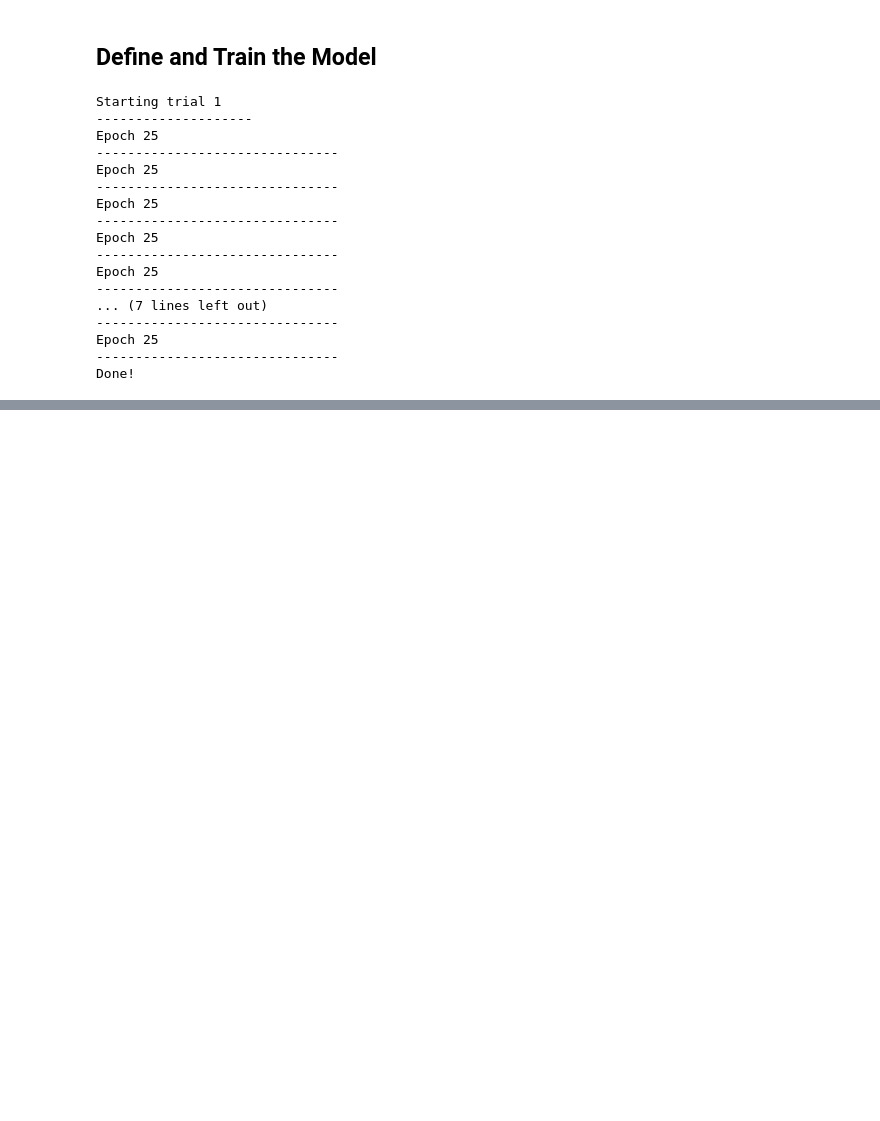
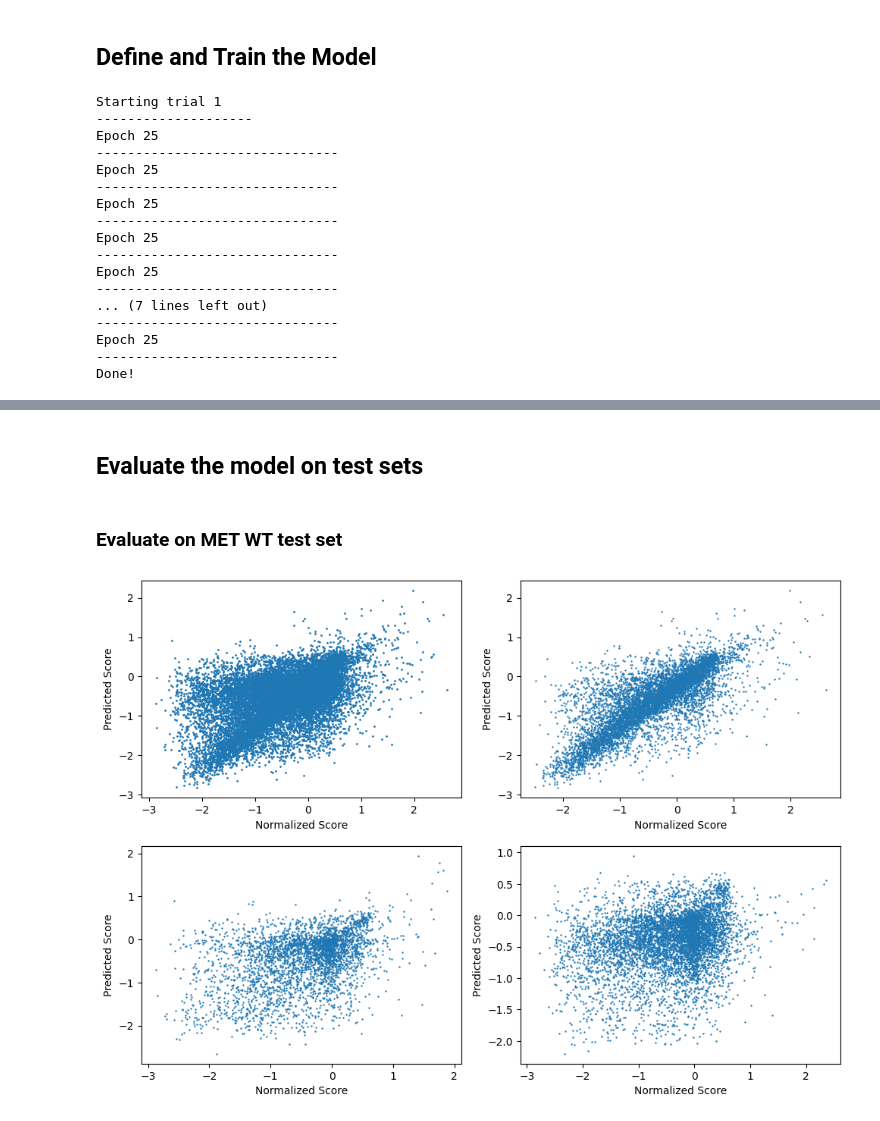
Before and after one commit to fraser-lab/Kinase_Inhibitor_Datasets, a Jupyter notebook: MLP/MLP.ipynb, the cells around one changed output, grey strips where cells are left out. Saved outputs shown, nothing was run; the diff lists cells and outputs as text; code cells hidden in the pictures; blank space fills up the shorter version.

Commit message:
Update MLP code with tests and plots

```diff
--- a/MLP/MLP.ipynb
+++ b/MLP/MLP.ipynb
@@ -303,0 +304,4 @@ loss_list
+# %% [markdown]
+## Evaluate the model on test sets
+# %% [markdown]
+### Evaluate on MET WT test set
@@ -303,0 +374,20 @@ loss_list
+# %%
+import matplotlib.pyplot as plt
+
+fig, axs = plt.subplots(2, 2)
+axs[0, 0].scatter(np.concatenate((gt_ligand_holdout, gt_aa_holdout, gt_pos_holdout)),
+                  np.concatenate((test_ligand_holdout_preds, test_aa_holdout_preds, test_pos_holdout_preds)),
+                  s=1)
+axs[0, 1].scatter(gt_ligand_holdout, test_ligand_holdout_preds, s=0.5)
+axs[1, 0].scatter(gt_aa_holdout, test_aa_holdout_preds, s=0.5)
+axs[1, 1].scatter(gt_pos_holdout, test_pos_holdout_preds, s=0.5)
+for i in range(4):
+    axs[i // 2, i % 2].set_xlabel("Normalized Score", size=10)
+    axs[i // 2, i % 2].set_ylabel("Predicted Score", size=10)
+
+fig.tight_layout(pad=0)
+fig.set_figwidth(10)
+fig.set_figheight(7)
+plt.show()
+# %% [output]
+[figure, added]
```
Also changed, not shown: parts of 8 cells of this notebook.
